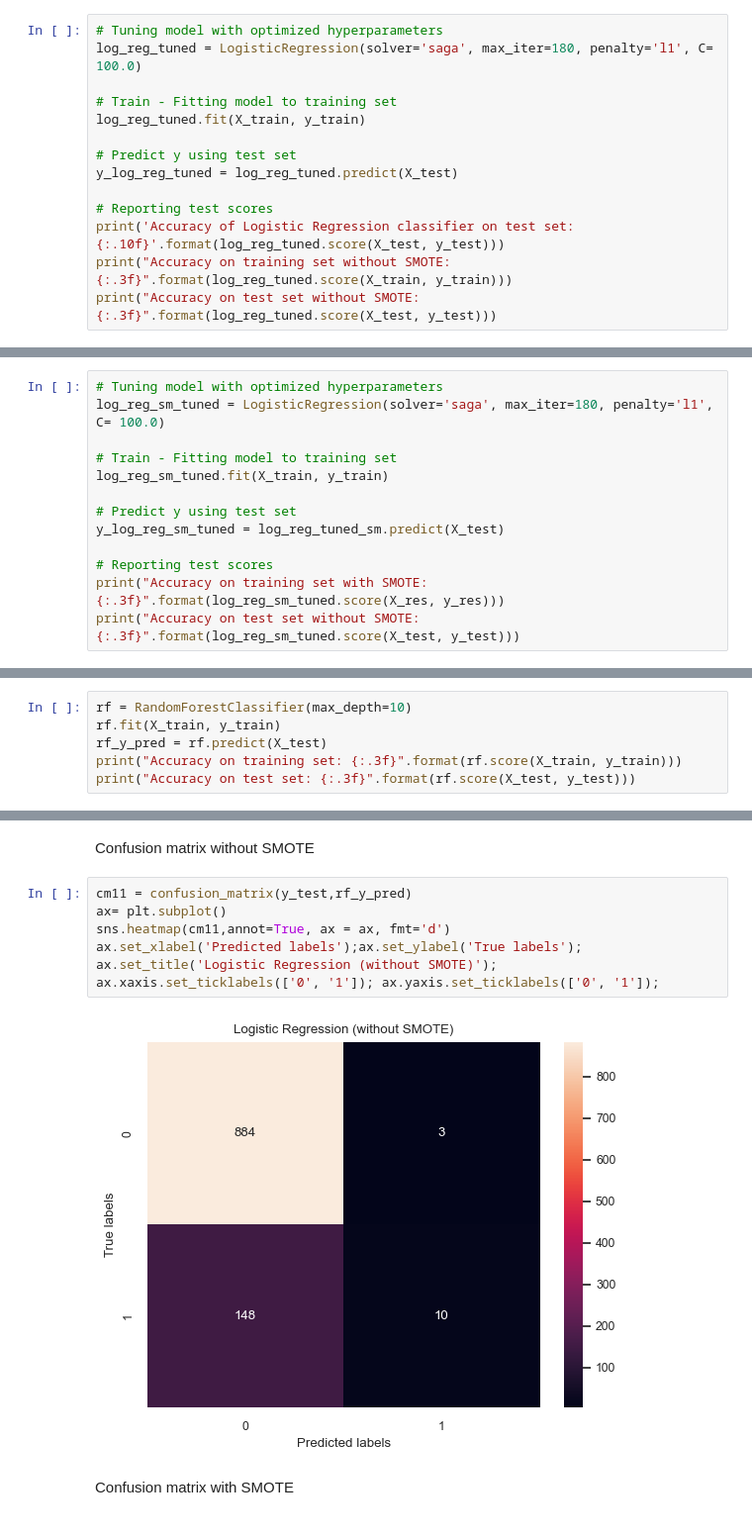
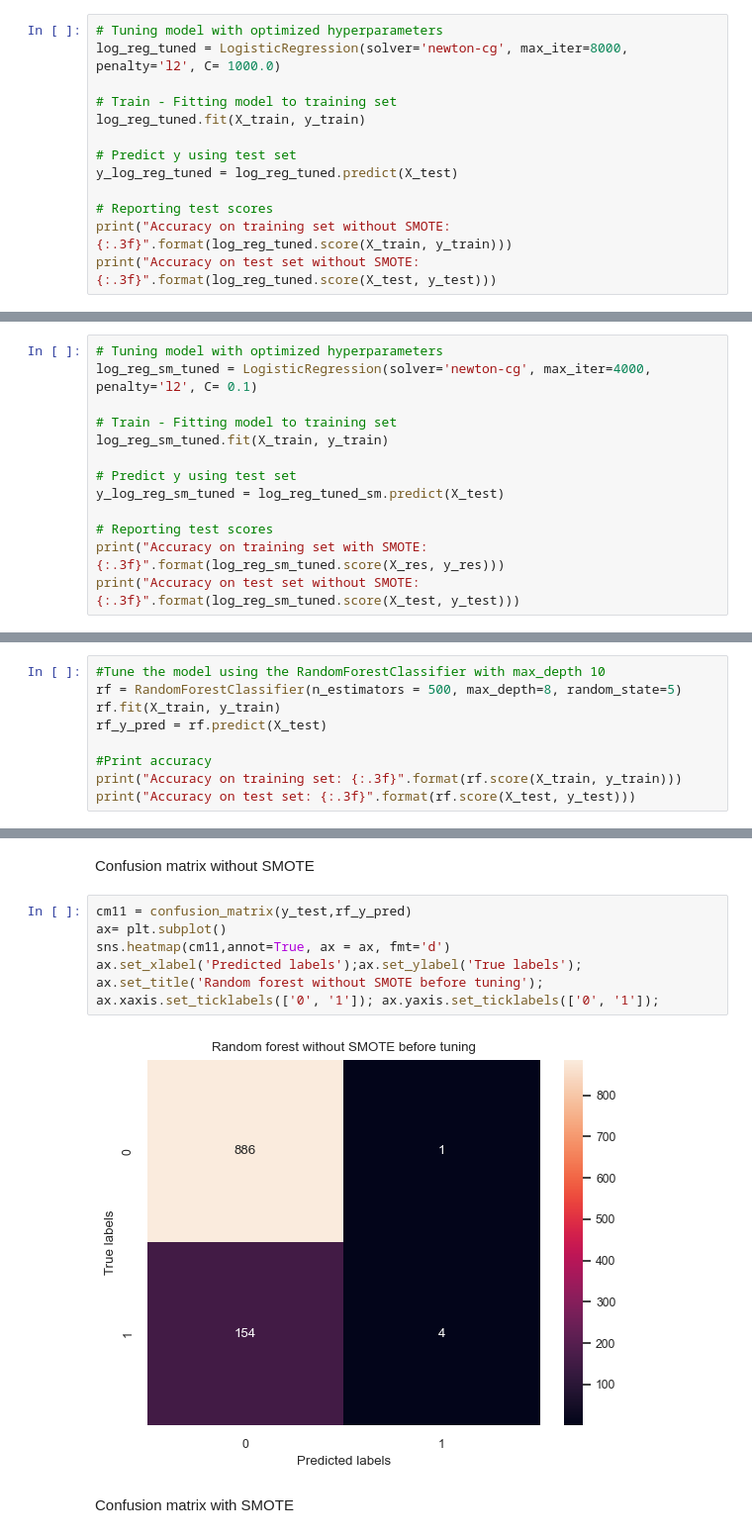
Before and after one commit to heddaenger/Bigdatamanagement, a Jupyter notebook: CHD Exam Project.ipynb, the cells around one changed output, grey strips where cells are left out. Shown at 99% size. Cells and saved outputs as stored; diff of their text form.

```diff
--- a/CHD Exam Project.ipynb
+++ b/CHD Exam Project.ipynb
@@ -749,7 +750,7 @@ Fitting 5 folds for each of 10 candidates, totalling 50 fits
 Accuracy WITHOUT SMOTE
 # %%
 # Tuning model with optimized hyperparameters
-log_reg_tuned = LogisticRegression(solver='saga', max_iter=180, penalty='l1', C= 100.0)
+log_reg_tuned = LogisticRegression(solver='newton-cg', max_iter=8000, penalty='l2', C= 1000.0)
 
 # Train - Fitting model to training set
 log_reg_tuned.fit(X_train, y_train)
@@ -758,7 +759,6 @@ log_reg_tuned.fit(X_train, y_train)
 y_log_reg_tuned = log_reg_tuned.predict(X_test)
 
 # Reporting test scores
-print('Accuracy of Logistic Regression classifier on test set: {:.10f}'.format(log_reg_tuned.score(X_test, y_test)))
 print("Accuracy on training set without SMOTE: {:.3f}".format(log_reg_tuned.score(X_train, y_train)))
 print("Accuracy on test set without SMOTE: {:.3f}".format(log_reg_tuned.score(X_test, y_test)))
 # %% [output]
@@ -794,7 +793,7 @@ ax.xaxis.set_ticklabels(['0', '1']); ax.yaxis.set_ticklabels(['0', '1']);
 Accuracy WITH SMOTE
 # %%
 # Tuning model with optimized hyperparameters
-log_reg_sm_tuned = LogisticRegression(solver='saga', max_iter=180, penalty='l1', C= 100.0)
+log_reg_sm_tuned = LogisticRegression(solver='newton-cg', max_iter=4000, penalty='l2', C= 0.1)
 
 # Train - Fitting model to training set
 log_reg_sm_tuned.fit(X_train, y_train)
@@ -838,9 +837,12 @@ ax.xaxis.set_ticklabels(['0', '1']); ax.yaxis.set_ticklabels(['0', '1']);
 # %% [markdown]
 WITHOUT SMOTE
 # %%
-rf = RandomForestClassifier(max_depth=10)
+#Tune the model using the RandomForestClassifier with max_depth 10
+rf = RandomForestClassifier(n_estimators = 500, max_depth=8, random_state=5)
 rf.fit(X_train, y_train)
 rf_y_pred = rf.predict(X_test)
+
+#Print accuracy
 print("Accuracy on training set: {:.3f}".format(rf.score(X_train, y_train)))
 print("Accuracy on test set: {:.3f}".format(rf.score(X_test, y_test)))
 # %% [output]
@@ -900,12 +907,12 @@ Confusion matrix without SMOTE
 # %%
 cm11 = confusion_matrix(y_test,rf_y_pred)
 ax= plt.subplot()
 sns.heatmap(cm11,annot=True, ax = ax, fmt='d')
 ax.set_xlabel('Predicted labels');ax.set_ylabel('True labels');
-ax.set_title('Logistic Regression (without SMOTE)');
+ax.set_title('Random forest without SMOTE before tuning');
 ax.xaxis.set_ticklabels(['0', '1']); ax.yaxis.set_ticklabels(['0', '1']);
 # %% [output]
-[figure, old version]
+[figure, new version]
 # %% [markdown]
 Confusion matrix with SMOTE
 # %%
```
Also changed, not shown: parts of 40 cells of this notebook.
